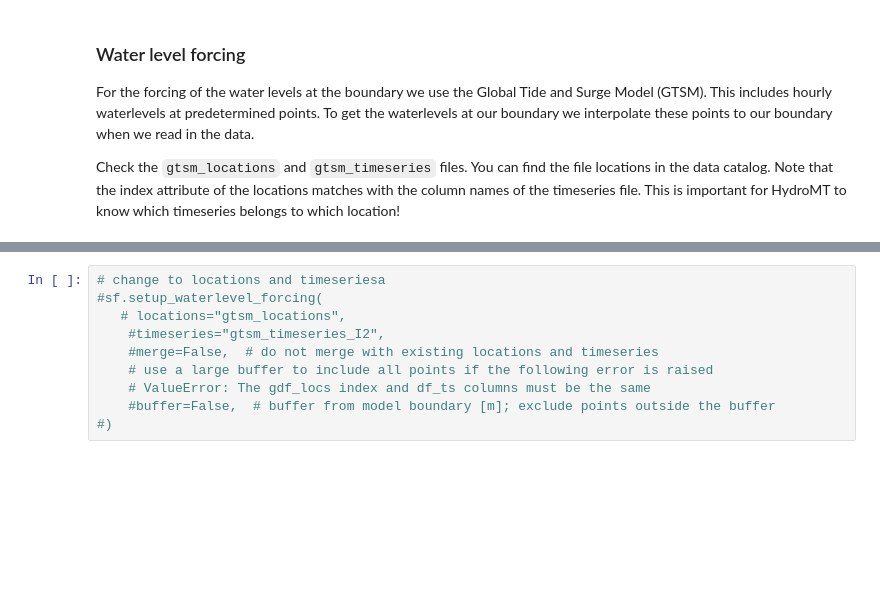
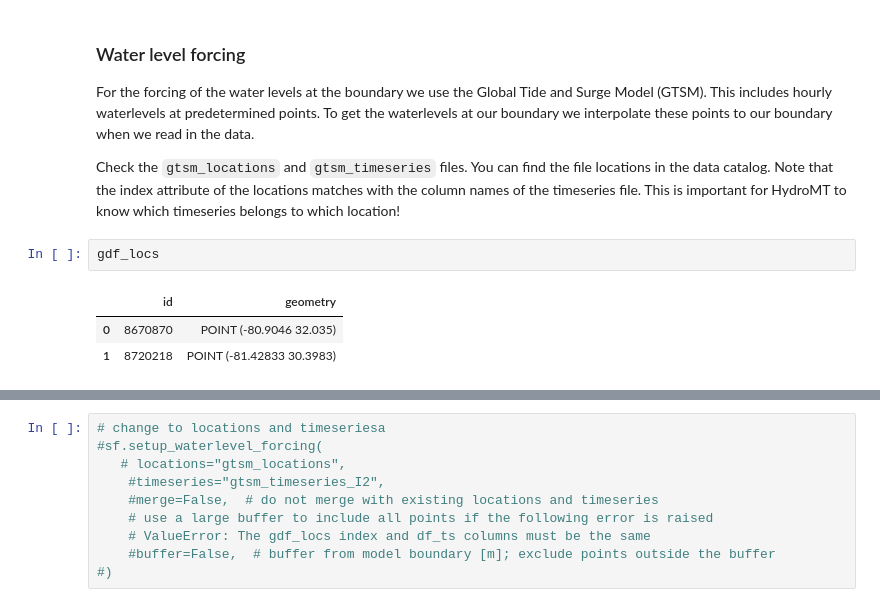
Before and after one commit to sd-59/Assignment_2_Coastal_flood_hazard_assessment-, a Jupyter notebook: notebooks/00_SFINCS_model_setup_T100.ipynb, the cells around one changed output, grey strips where cells are left out. Saved outputs shown, nothing was run; the diff lists cells and outputs as text; blank space fills up the shorter version.

```diff
--- a/notebooks/00_SFINCS_model_setup_T100.ipynb
+++ b/notebooks/00_SFINCS_model_setup_T100.ipynb
@@ -438,6 +439,12 @@ To get the waterlevels at our boundary we interpolate these points to our bounda
 
 Check the `gtsm_locations` and `gtsm_timeseries` files. You can find the file locations in the data catalog.
 Note that the index attribute of the locations matches with the column names of the timeseries file. This is important for HydroMT to know which timeseries belongs to which location!
+# %%
+gdf_locs
+# %% [output]
+|  | id | geometry |
+| 0 | 8670870 | POINT (-80.9046 32.035) |
+| 1 | 8720218 | POINT (-81.42833 30.3983) |
 # %%
 # Load data
 gdf_locs = sf.data_catalog.get_geodataframe("gtsm_locations")
```
Also changed, not shown: parts of 18 cells of this notebook, 4 other files.
